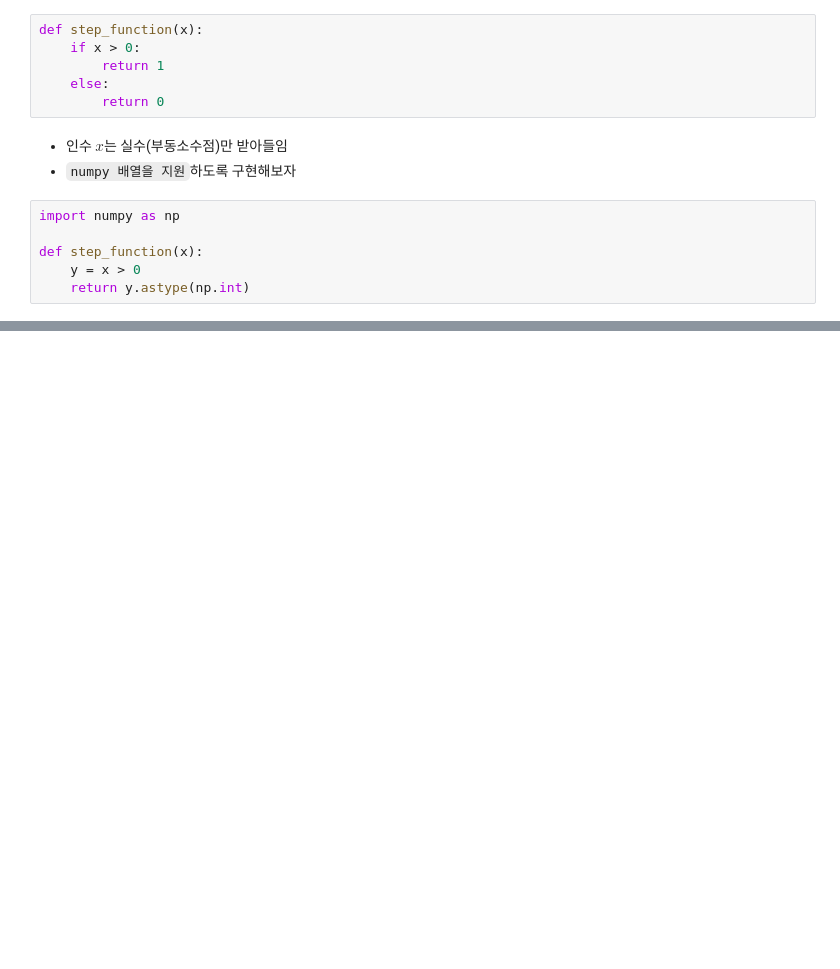
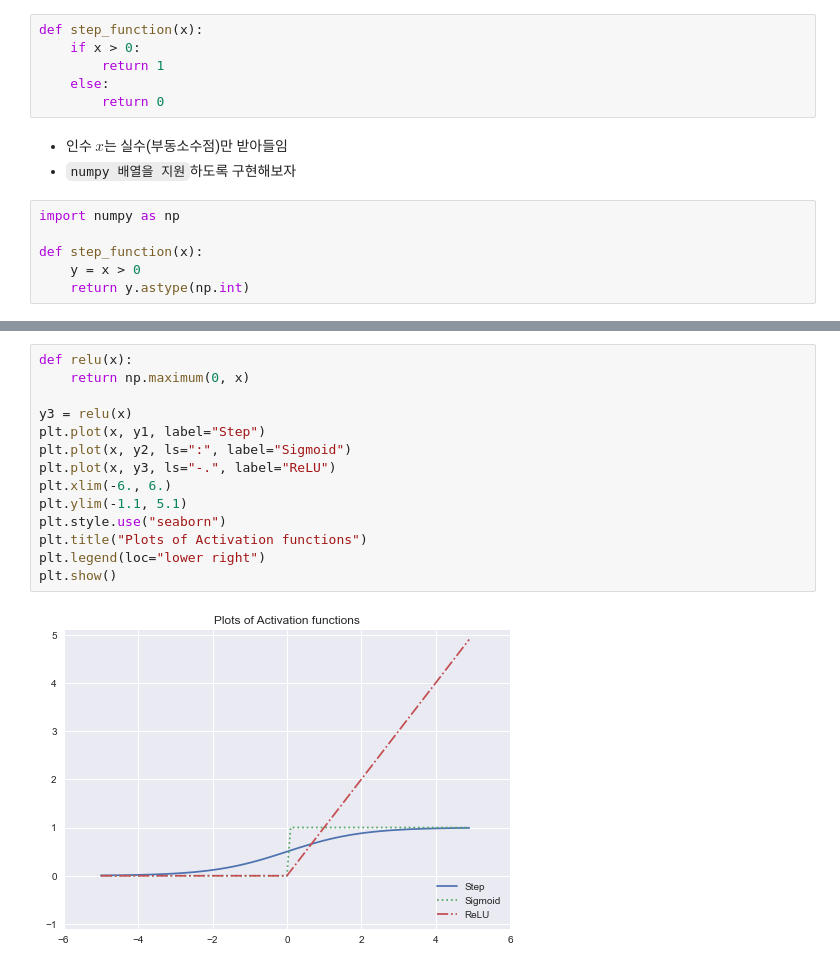
Before and after one commit to Giga2roo/Logs_of_Study_TIL, a Jupyter notebook: DL_from_Scratch_Ch03_Neural_Network.ipynb, the cells around one changed output, grey strips where cells are left out. Drawn from its saved outputs; the diff is of its cells as text; blank space fills up the shorter version.

```diff
--- a/DL_from_Scratch_Ch03_Neural_Network.ipynb
+++ b/DL_from_Scratch_Ch03_Neural_Network.ipynb
@@ -67,0 +149,16 @@ def step_function(x):
+# %%
+def relu(x):
+    return np.maximum(0, x)
+
+y3 = relu(x)
+plt.plot(x, y1, label="Step")
+plt.plot(x, y2, ls=":", label="Sigmoid")
+plt.plot(x, y3, ls="-.", label="ReLU")
+plt.xlim(-6., 6.)
+plt.ylim(-1.1, 5.1)
+plt.style.use("seaborn")
+plt.title("Plots of Activation functions")
+plt.legend(loc="lower right")
+plt.show()
+# %% [output]
+[figure, added]
```
Also changed, not shown: parts of 12 cells of this notebook, 4 other files.
